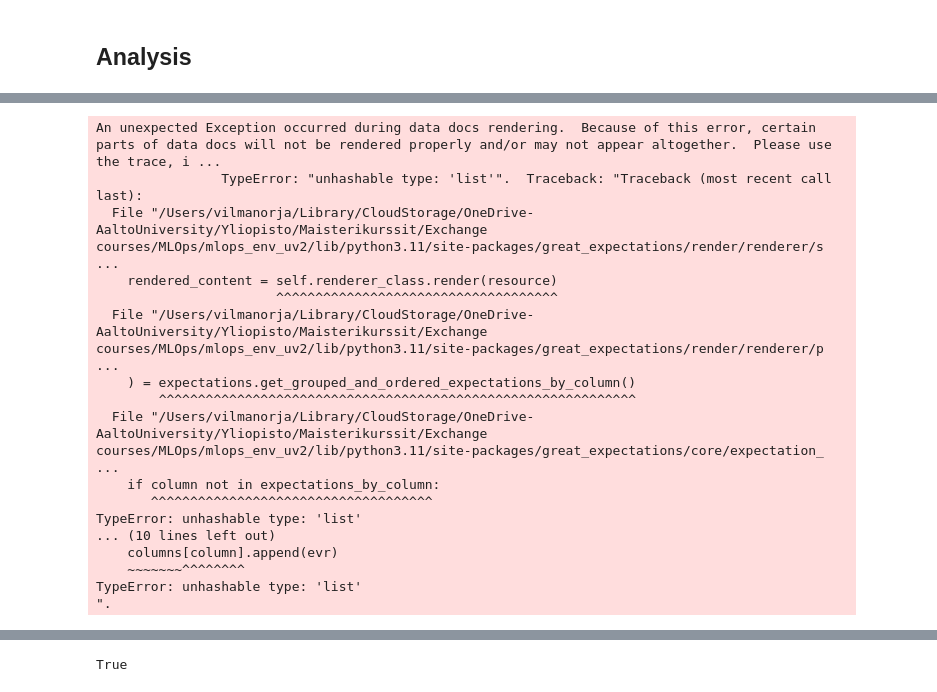
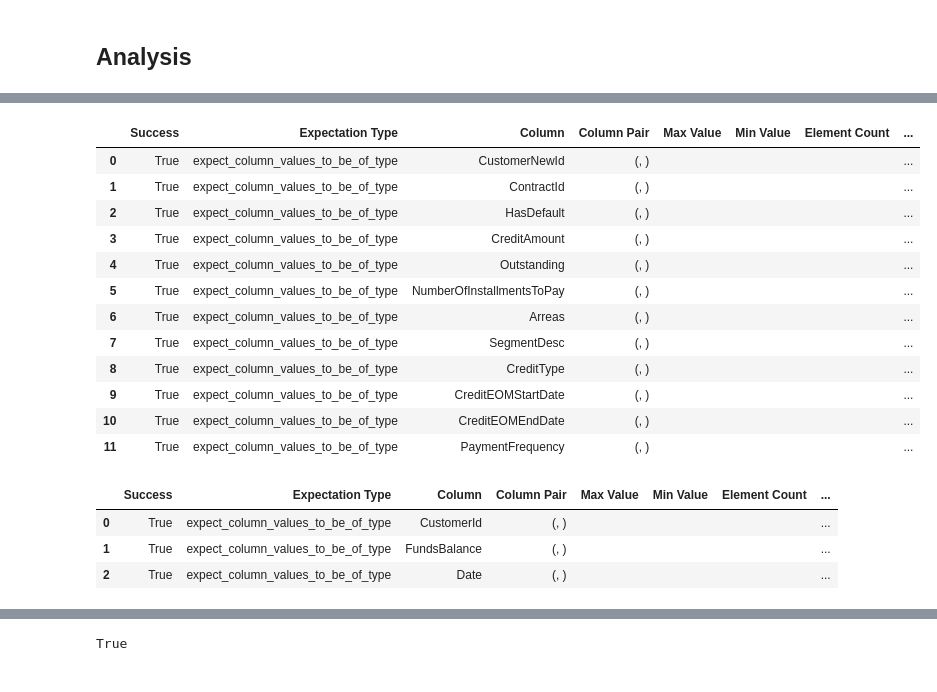
Before and after one commit to vilmanorja/MLOps_project, a Jupyter notebook: notebooks/expectations_raw_data.ipynb, the cells around one changed output, grey strips where cells are left out. Saved outputs shown, nothing was run; the diff lists cells and outputs as text; code cells hidden in the pictures.

```diff
--- a/notebooks/expectations_raw_data.ipynb
+++ b/notebooks/expectations_raw_data.ipynb
@@ -706,46 +442,49 @@ checkpoint_result = checkpoint_customers.run()
 # %%
 batch_request = data_asset.build_batch_request(dataframe=loans)
 
 checkpoint_customers = gx.checkpoint.SimpleCheckpoint(
         name="checkpoint_loans_raw",
         data_context=context,
         validations=[
             {
                 "batch_request": batch_request,
-                "expectation_suite_name": "loan_expectations_raw",
+                "expectation_suite_name": "loans_expectations_raw",
             },
         ],
 )
 checkpoint_result = checkpoint_customers.run()
+get_validation_results(checkpoint_result)
 # %% [output]
-An unexpected Exception occurred during data docs rendering.  Because of this error, certain parts of data docs will not be rendered properly and/or may not appear altogether.  Please use the trace, i ...
-                TypeError: "unhashable type: 'list'".  Traceback: "Traceback (most recent call last):
-  File "/Users/vilmanorja/Library/CloudStorage/OneDrive-AaltoUniversity/Yliopisto/Maisterikurssit/Exchange courses/MLOps/mlops_env_uv2/lib/python3.11/site-packages/great_expectations/render/renderer/s ...
-    rendered_content = self.renderer_class.render(resource)
-                       ^^^^^^^^^^^^^^^^^^^^^^^^^^^^^^^^^^^^
-  File "/Users/vilmanorja/Library/CloudStorage/OneDrive-AaltoUniversity/Yliopisto/Maisterikurssit/Exchange courses/MLOps/mlops_env_uv2/lib/python3.11/site-packages/great_expectations/render/renderer/p ...
-    ) = expectations.get_grouped_and_ordered_expectations_by_column()
-        ^^^^^^^^^^^^^^^^^^^^^^^^^^^^^^^^^^^^^^^^^^^^^^^^^^^^^^^^^^^^^
-  File "/Users/vilmanorja/Library/CloudStorage/OneDrive-AaltoUniversity/Yliopisto/Maisterikurssit/Exchange courses/MLOps/mlops_env_uv2/lib/python3.11/site-packages/great_expectations/core/expectation_ ...
-    if column not in expectations_by_column:
-       ^^^^^^^^^^^^^^^^^^^^^^^^^^^^^^^^^^^^
-TypeError: unhashable type: 'list'
-... (10 lines left out)
-    columns[column].append(evr)
-    ~~~~~~~^^^^^^^^
-TypeError: unhashable type: 'list'
-".
+|  | Success | Expectation Type | Column | Column Pair | Max Value | Min Value | Element Count | ... |
+| 0 | True | expect_column_values_to_be_of_type | CustomerNewId | (, ) |  |  |  | ... |
+| 1 | True | expect_column_values_to_be_of_type | ContractId | (, ) |  |  |  | ... |
+| 2 | True | expect_column_values_to_be_of_type | HasDefault | (, ) |  |  |  | ... |
+| 3 | True | expect_column_values_to_be_of_type | CreditAmount | (, ) |  |  |  | ... |
+| 4 | True | expect_column_values_to_be_of_type | Outstanding | (, ) |  |  |  | ... |
+| 5 | True | expect_column_values_to_be_of_type | NumberOfInstallmentsToPay | (, ) |  |  |  | ... |
+| 6 | True | expect_column_values_to_be_of_type | Arreas | (, ) |  |  |  | ... |
+| 7 | True | expect_column_values_to_be_of_type | SegmentDesc | (, ) |  |  |  | ... |
+| 8 | True | expect_column_values_to_be_of_type | CreditType | (, ) |  |  |  | ... |
+| 9 | True | expect_column_values_to_be_of_type | CreditEOMStartDate | (, ) |  |  |  | ... |
+| 10 | True | expect_column_values_to_be_of_type | CreditEOMEndDate | (, ) |  |  |  | ... |
+| 11 | True | expect_column_values_to_be_of_type | PaymentFrequency | (, ) |  |  |  | ... |
 # %%
-batch_request = data_asset.build_batch_request(dataframe=df)
+batch_request = data_asset.build_batch_request(dataframe=funds)
 
-checkpoint_customers = gx.checkpoint.SimpleCheckpoint(
-        name="checkpoint_customers_raw",
+checkpoint_funds = gx.checkpoint.SimpleCheckpoint(
+        name="checkpoint_funds_raw",
         data_context=context,
         validations=[
             {
                 "batch_request": batch_request,
-                "expectation_suite_name": "customer_expectations_raw",
+                "expectation_suite_name": "funds_expectations_raw",
             },
         ],
 )
-checkpoint_result = checkpoint_customers.run()
+checkpoint_result = checkpoint_funds.run()
+get_validation_results(checkpoint_result)
+# %% [output]
+|  | Success | Expectation Type | Column | Column Pair | Max Value | Min Value | Element Count | ... |
+| 0 | True | expect_column_values_to_be_of_type | CustomerId | (, ) |  |  |  | ... |
+| 1 | True | expect_column_values_to_be_of_type | FundsBalance | (, ) |  |  |  | ... |
+| 2 | True | expect_column_values_to_be_of_type | Date | (, ) |  |  |  | ... |
```
Also changed, not shown: parts of 28 cells of this notebook, 11 other files.
